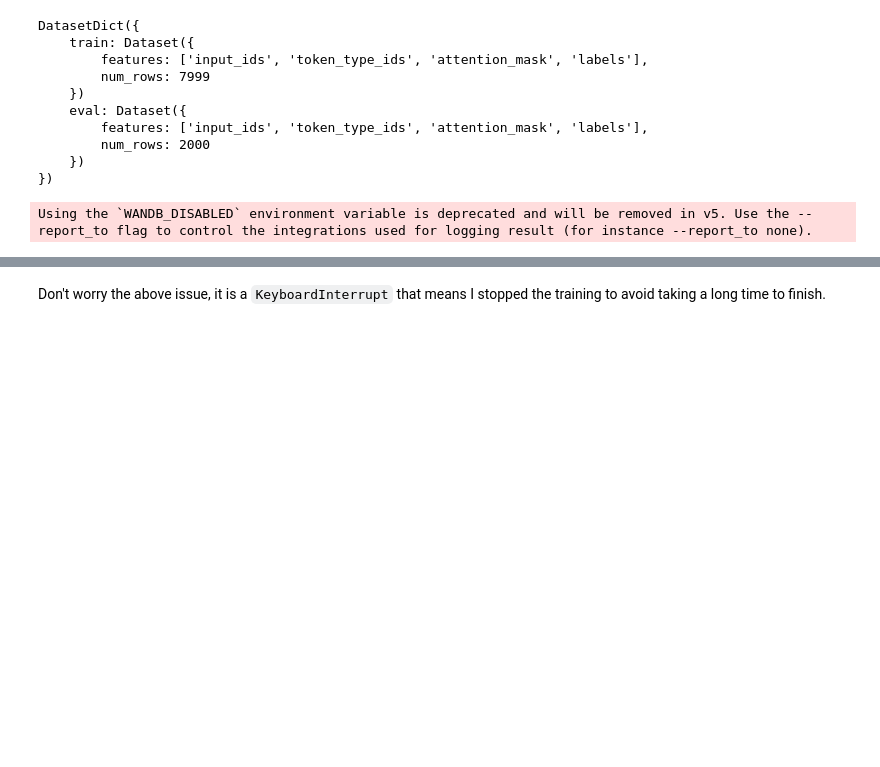
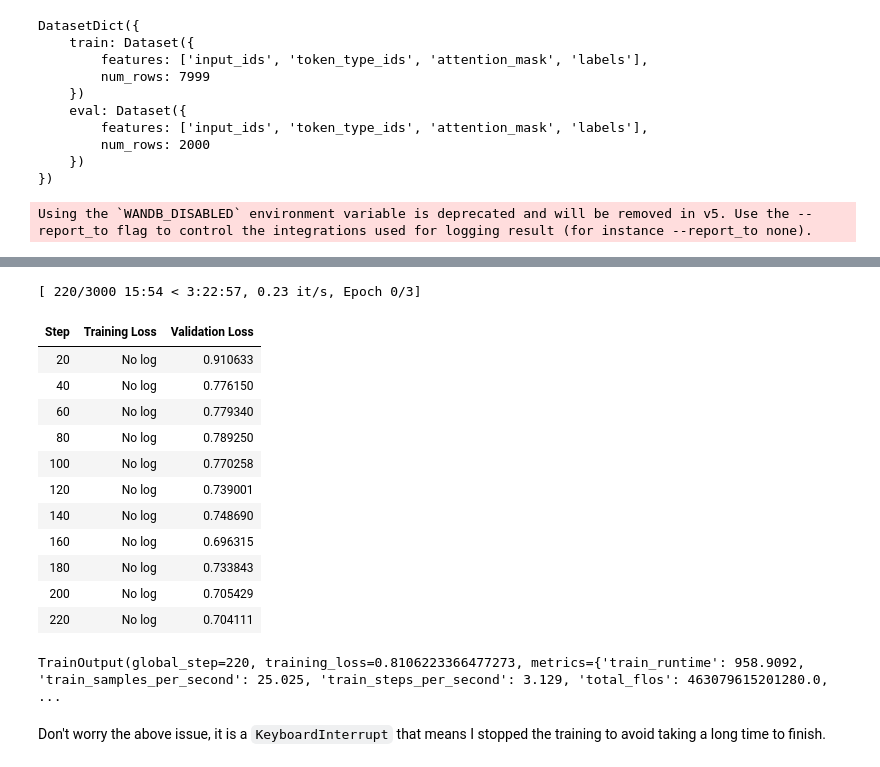
Before and after one commit to Gilbert-B/Natural-Language-Processing-Sentiment-Analysis-, a Jupyter notebook: HuggingFace_model.ipynb, the cells around one changed output, grey strips where cells are left out. Drawn from its saved outputs; the diff is of its cells as text; code cells hidden in the pictures; blank space fills up the shorter version.

```diff
--- a/HuggingFace_model.ipynb
+++ b/HuggingFace_model.ipynb
@@ -252,3 +227,28 @@ trainer.train()
+# %%
+from transformers import Trainer, TrainingArguments
+from transformers.trainer_callback import EarlyStoppingCallback
+
+# Define trainer and training arguments
+trainer = Trainer(model=model, args=training_args, train_dataset=train_dataset, eval_dataset=eval_dataset,
+                  callbacks=[EarlyStoppingCallback(early_stopping_patience=3)])
+
+# Train the model
+trainer.train()
+# %% [output]
+[ 220/3000 15:54 < 3:22:57, 0.23 it/s, Epoch 0/3]
+| Step | Training Loss | Validation Loss |
+| 20 | No log | 0.910633 |
+| 40 | No log | 0.776150 |
+| 60 | No log | 0.779340 |
+| 80 | No log | 0.789250 |
+| 100 | No log | 0.770258 |
+| 120 | No log | 0.739001 |
+| 140 | No log | 0.748690 |
+| 160 | No log | 0.696315 |
+| 180 | No log | 0.733843 |
+| 200 | No log | 0.705429 |
+| 220 | No log | 0.704111 |
+TrainOutput(global_step=220, training_loss=0.8106223366477273, metrics={'train_runtime': 958.9092, 'train_samples_per_second': 25.025, 'train_steps_per_second': 3.129, 'total_flos': 463079615201280.0, ...
 # %% [markdown]
 Don't worry the above issue, it is a `KeyboardInterrupt` that means I stopped the training to avoid taking a long time to finish.
 # %%
```
Also changed, not shown: parts of 8 cells of this notebook.
